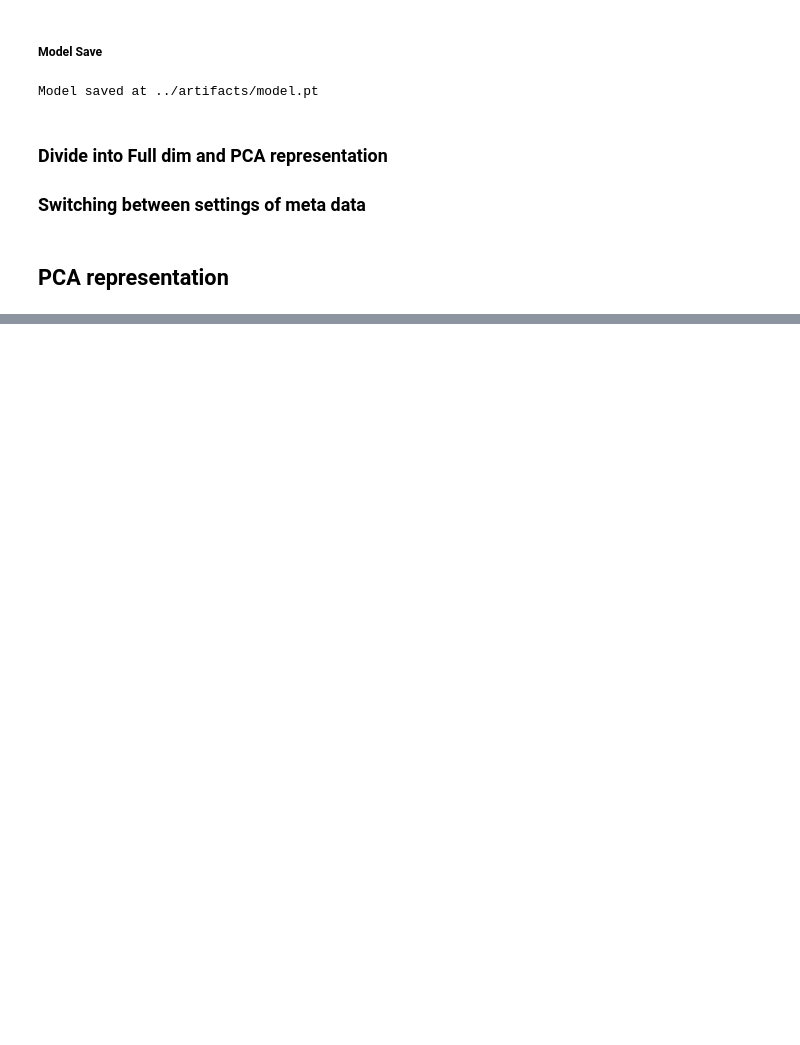
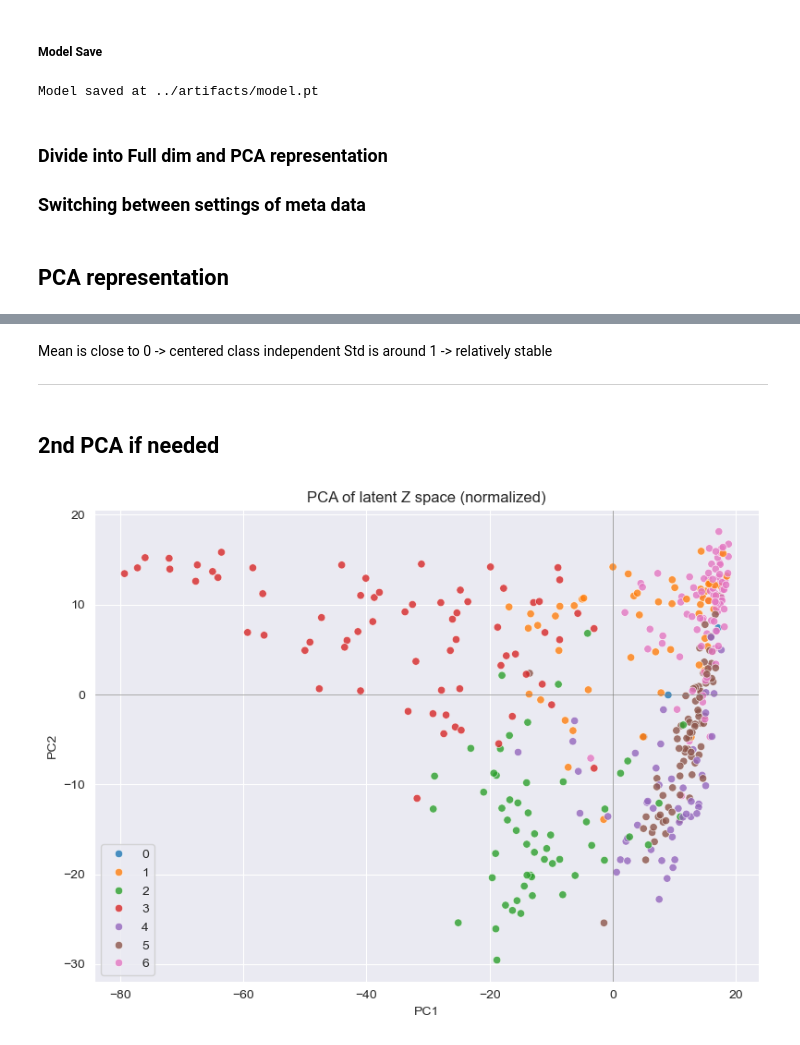
Before and after one commit to PedroPhilippiAraujo/Gene2Images, a Jupyter notebook: notebook_metabric_classification.ipynb, the cells around one changed output, grey strips where cells are left out. Saved outputs shown, nothing was run; the diff lists cells and outputs as text; code cells hidden in the pictures; blank space fills up the shorter version.

```diff
--- a/notebook_metabric_classification.ipynb
+++ b/notebook_metabric_classification.ipynb
@@ -958,0 +990,25 @@ plt.show()
+# %% [markdown]
+Mean is close to 0 -> centered class independent
+Std is around 1 -> relatively stable
+______________________________________________________
+# %% [markdown]
+## 2nd PCA if needed
+# %%
+plt.figure(figsize=(8, 6))
+sns.scatterplot(
+    x=z_2d[:, 0],
+    y=z_2d[:, 1],
+    hue=labels,
+    palette='tab10',
+    alpha=0.8
+
+)
+plt.title("PCA of latent Z space (normalized)")
+plt.xlabel("PC1")
+plt.ylabel("PC2")
+plt.axhline(0, color='grey', linewidth=0.5)
+plt.axvline(0, color='grey', linewidth=0.5)
+plt.tight_layout()
+plt.show()
+# %% [output]
+[figure, added]
```
Also changed, not shown: parts of 24 cells of this notebook, 1 other file.
